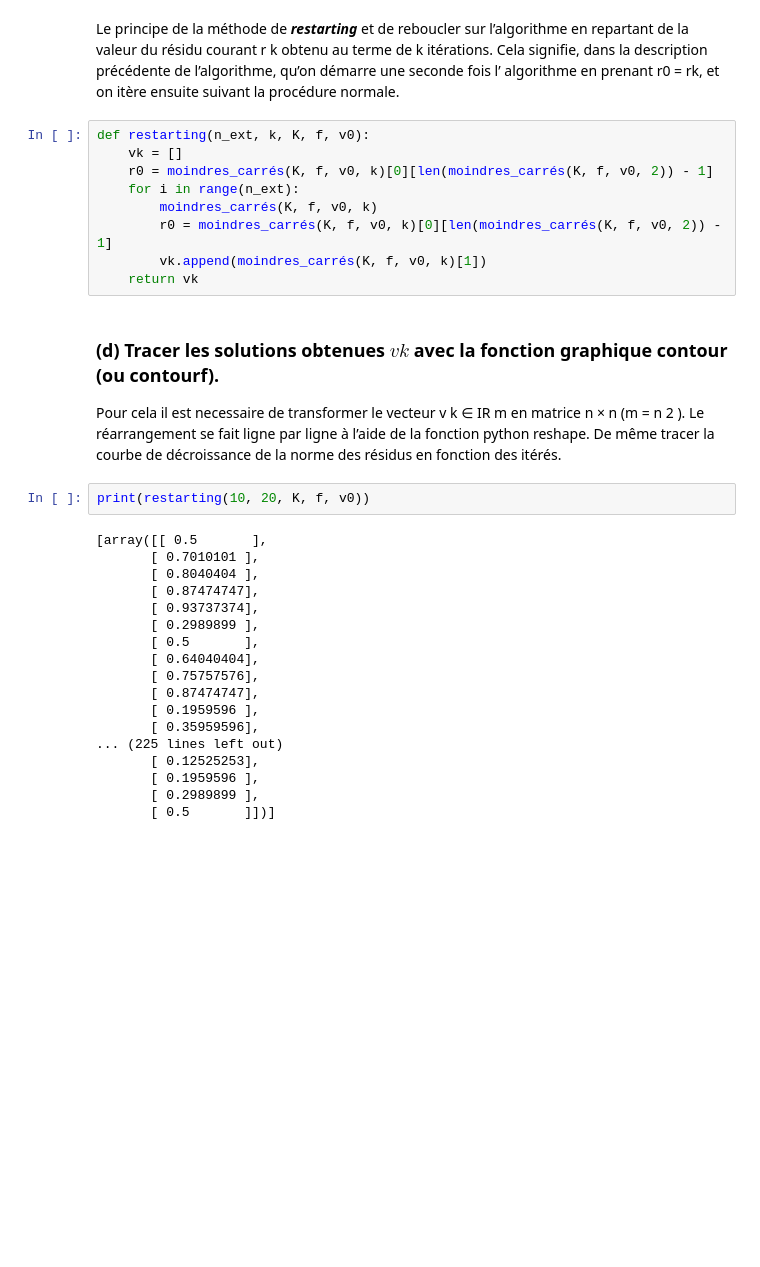
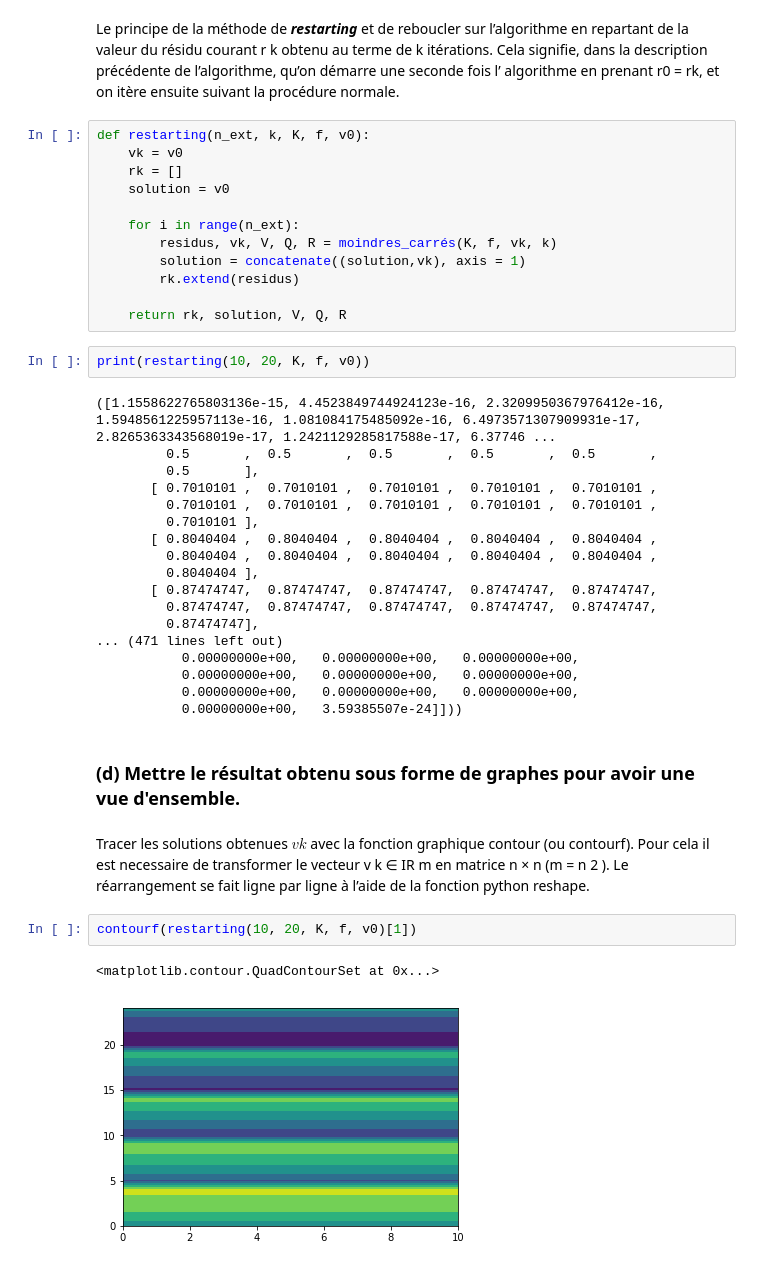
Before and after one commit to MOUDDENEHamza/least-squares, a Jupyter notebook: analyse.ipynb, the cells around one changed output. Cells and saved outputs as stored; diff of their text form; blank space fills up the shorter version.

```diff
--- a/analyse.ipynb
+++ b/analyse.ipynb
@@ -253,37 +235,44 @@ Le principe de la méthode de ___restarting___ et de reboucler sur l’algorithm
 valeur du résidu courant r k obtenu au terme de k itérations. Cela signifie, dans la description
 précédente de l’algorithme, qu’on démarre une seconde fois l’ algorithme en prenant r0 = rk,
 et on itère ensuite suivant la procédure normale.
-# %%
-def restarting(n_ext, k, K, f, v0):
-    vk = []
-    r0 = moindres_carrés(K, f, v0, k)[0][len(moindres_carrés(K, f, v0, 2)) - 1]
-    for i in range(n_ext):
-        moindres_carrés(K, f, v0, k)
-        r0 = moindres_carrés(K, f, v0, k)[0][len(moindres_carrés(K, f, v0, 2)) - 1]
-        vk.append(moindres_carrés(K, f, v0, k)[1])
-    return vk
-# %% [markdown]
-### (d) Tracer les solutions obtenues $vk$ avec la fonction graphique contour (ou contourf).
-Pour cela il est necessaire de transformer le vecteur v k ∈ IR m en matrice n × n (m = n 2 ). Le réarrangement
-se fait ligne par ligne à l’aide de la fonction python reshape.
-De même tracer la courbe de décroissance de la norme des résidus en fonction des itérés.
+# %%
+def restarting(n_ext, k, K, f, v0):
+    vk = v0
+    rk = []
+    solution = v0
+
+    for i in range(n_ext):
+        residus, vk, V, Q, R = moindres_carrés(K, f, vk, k)
+        solution = concatenate((solution,vk), axis = 1)
+        rk.extend(residus)
+
+    return rk, solution, V, Q, R
 # %%
 print(restarting(10, 20, K, f, v0))
 # %% [output]
-[array([[ 0.5       ],
-       [ 0.7010101 ],
-       [ 0.8040404 ],
-       [ 0.87474747],
-       [ 0.93737374],
-       [ 0.2989899 ],
-       [ 0.5       ],
-       [ 0.64040404],
-       [ 0.75757576],
-       [ 0.87474747],
-       [ 0.1959596 ],
-       [ 0.35959596],
-... (225 lines left out)
-       [ 0.12525253],
-       [ 0.1959596 ],
-       [ 0.2989899 ],
-       [ 0.5       ]])]
+([1.1558622765803136e-15, 4.4523849744924123e-16, 2.3209950367976412e-16, 1.5948561225957113e-16, 1.081084175485092e-16, 6.4973571307909931e-17, 2.8265363343568019e-17, 1.2421129285817588e-17, 6.37746 ...
+         0.5       ,  0.5       ,  0.5       ,  0.5       ,  0.5       ,
+         0.5       ],
+       [ 0.7010101 ,  0.7010101 ,  0.7010101 ,  0.7010101 ,  0.7010101 ,
+         0.7010101 ,  0.7010101 ,  0.7010101 ,  0.7010101 ,  0.7010101 ,
+         0.7010101 ],
+       [ 0.8040404 ,  0.8040404 ,  0.8040404 ,  0.8040404 ,  0.8040404 ,
+         0.8040404 ,  0.8040404 ,  0.8040404 ,  0.8040404 ,  0.8040404 ,
+         0.8040404 ],
+       [ 0.87474747,  0.87474747,  0.87474747,  0.87474747,  0.87474747,
+         0.87474747,  0.87474747,  0.87474747,  0.87474747,  0.87474747,
+         0.87474747],
+... (471 lines left out)
+           0.00000000e+00,   0.00000000e+00,   0.00000000e+00,
+           0.00000000e+00,   0.00000000e+00,   0.00000000e+00,
+           0.00000000e+00,   0.00000000e+00,   0.00000000e+00,
+           0.00000000e+00,   3.59385507e-24]]))
+# %% [markdown]
+### (d) Mettre le résultat obtenu sous forme de graphes pour avoir une vue d'ensemble.
+# %% [markdown]
+Tracer les solutions obtenues $vk$ avec la fonction graphique contour (ou contourf). Pour cela il est necessaire de transformer le vecteur v k ∈ IR m en matrice n × n (m = n 2 ). Le réarrangement se fait ligne par ligne à l’aide de la fonction python reshape.
+# %%
+contourf(restarting(10, 20, K, f, v0)[1])
+# %% [output]
+<matplotlib.contour.QuadContourSet at 0x...>
+[figure, added]
```
Also changed, not shown: parts of 3 cells of this notebook.
